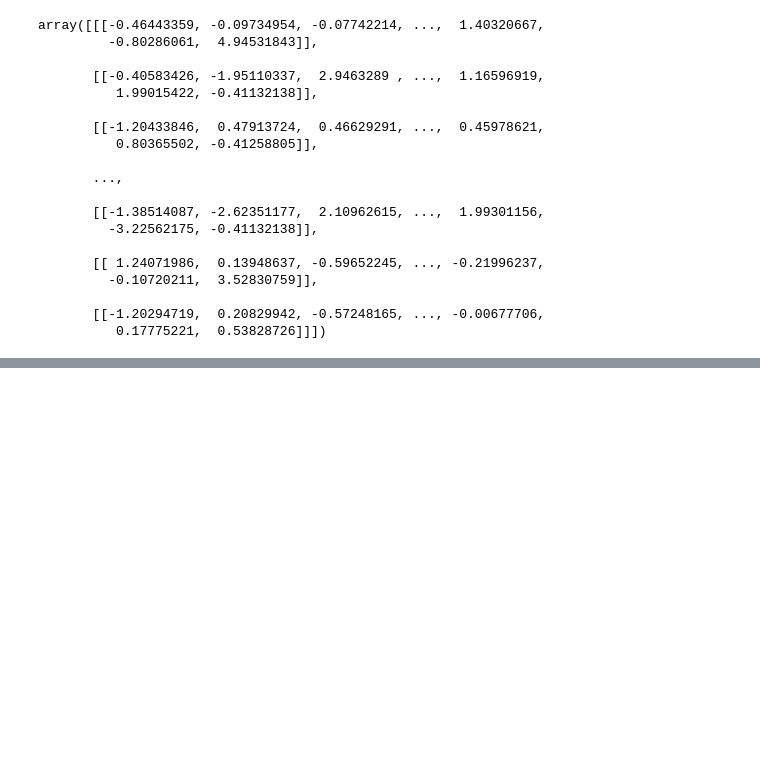
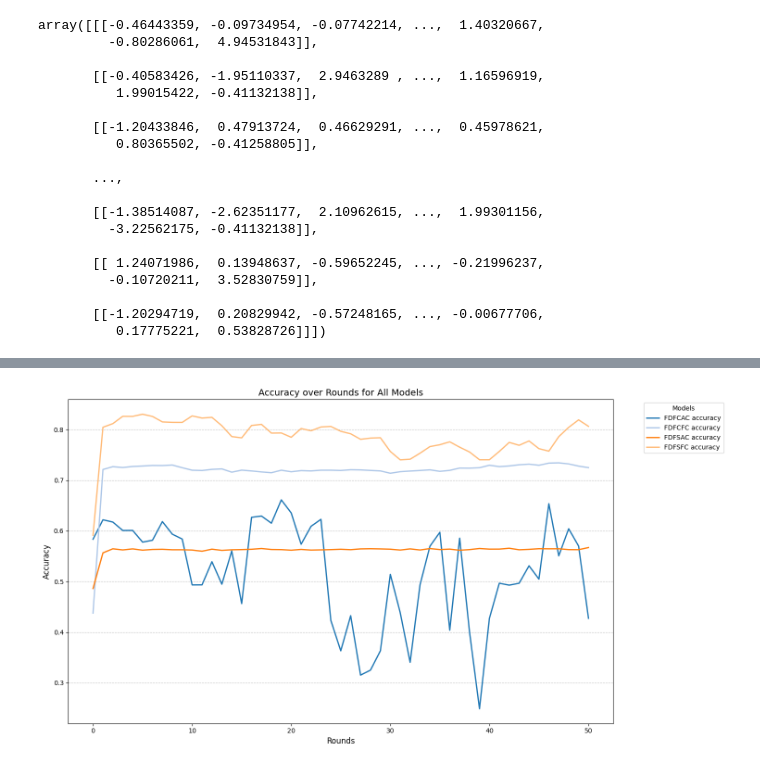
Before and after one commit to helios190/Skripsi_Federated_Learning, a Jupyter notebook: testing.ipynb, the cells around one changed output, grey strips where cells are left out. Cells and saved outputs as stored; diff of their text form; code cells hidden in the pictures; blank space fills up the shorter version.

```diff
--- a/testing.ipynb
+++ b/testing.ipynb
@@ -453,0 +760,25 @@ x_train
+# %%
+# Prepare data for line chart visualization
+rounds = range(len(df_FDFCAC))  # Assuming all datasets have the same number of rows (50 rounds)
+
+# Extract accuracy values for each model
+accuracy_data = {model: df[f"{model}_accuracy"].values for model, df in zip(models, [df_FDFCAC, df_FDFCF, df_FDFSAC, df_FDFSFC])}
+
+# Plot line chart for accuracy
+fig, ax = plt.subplots(figsize=(15, 8))
+
+# Plot lines for each model's accuracy
+for model, color in zip(models, colors):
+    ax.plot(rounds, accuracy_data[model], label=f"{model} accuracy", color=color, linewidth=2)
+
+# Add labels, title, legend, and grid
+ax.set_xlabel('Rounds', fontsize=12)
+ax.set_ylabel('Accuracy', fontsize=12)
+ax.set_title('Accuracy over Rounds for All Models', fontsize=14)
+ax.grid(axis='y', linestyle='--', alpha=0.7)
+ax.legend(title="Models", fontsize=10, loc='upper left', bbox_to_anchor=(1.05, 1))
+
+plt.tight_layout()
+plt.show()
+# %% [output]
+[figure, added]
```
Also changed, not shown: parts of 24 cells of this notebook, 50 other files.
